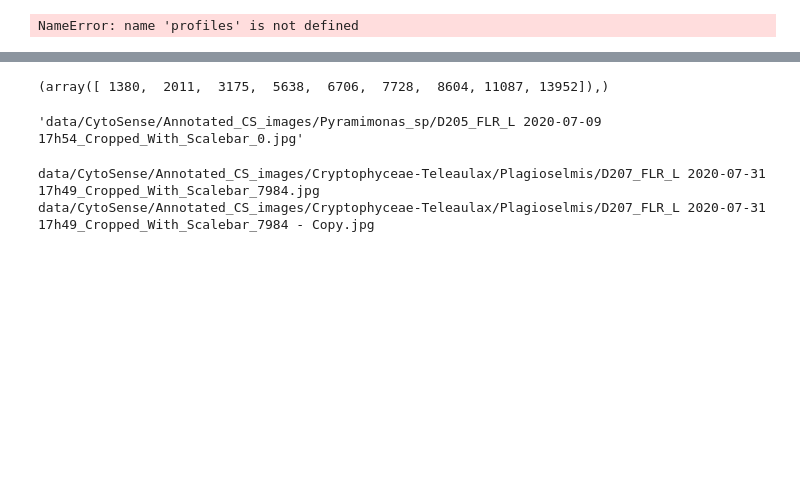
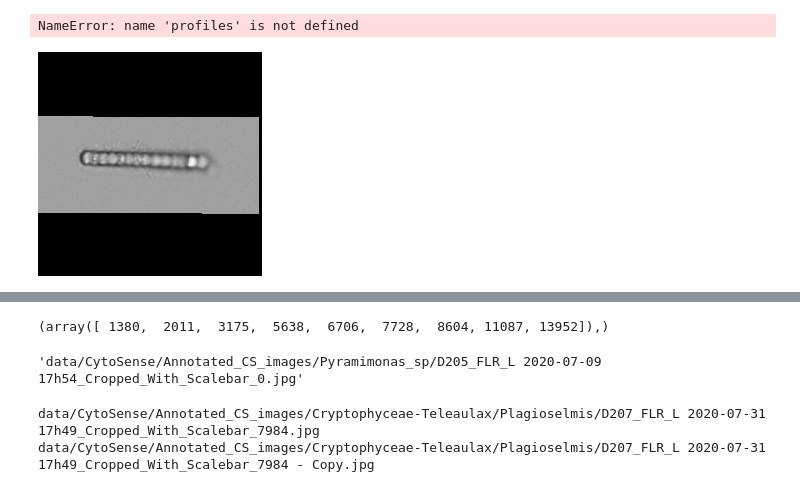
Before and after one commit to imveikka/multimodal_plankton_recognition, a Jupyter notebook: data_analysis.ipynb, the cells around one changed output, grey strips where cells are left out. Saved outputs shown, nothing was run; the diff lists cells and outputs as text; code cells hidden in the pictures; blank space fills up the shorter version.

```diff
--- a/data_analysis.ipynb
+++ b/data_analysis.ipynb
@@ -339,3 +348,13 @@ lengths = np.array([len(profile) for profile in profiles])
 profiles[0].min()
 # %% [output]
 NameError: name 'profiles' is not defined
+# %%
+sample = annotations.iloc[243]
+
+orig = Image.open(image_dir / f'{sample.ID}.jpg')
+
+img = data.resize(orig.crop((0, 20, *orig.size)), target_res=224)
+# %%
+v2.RandomAffine(degrees=2, translate=(0.02, 0.02), scale=(0.98, 1.02))(img)
+# %% [output]
+[figure, added]
```
Also changed, not shown: parts of 10 cells of this notebook, 12 other files.
